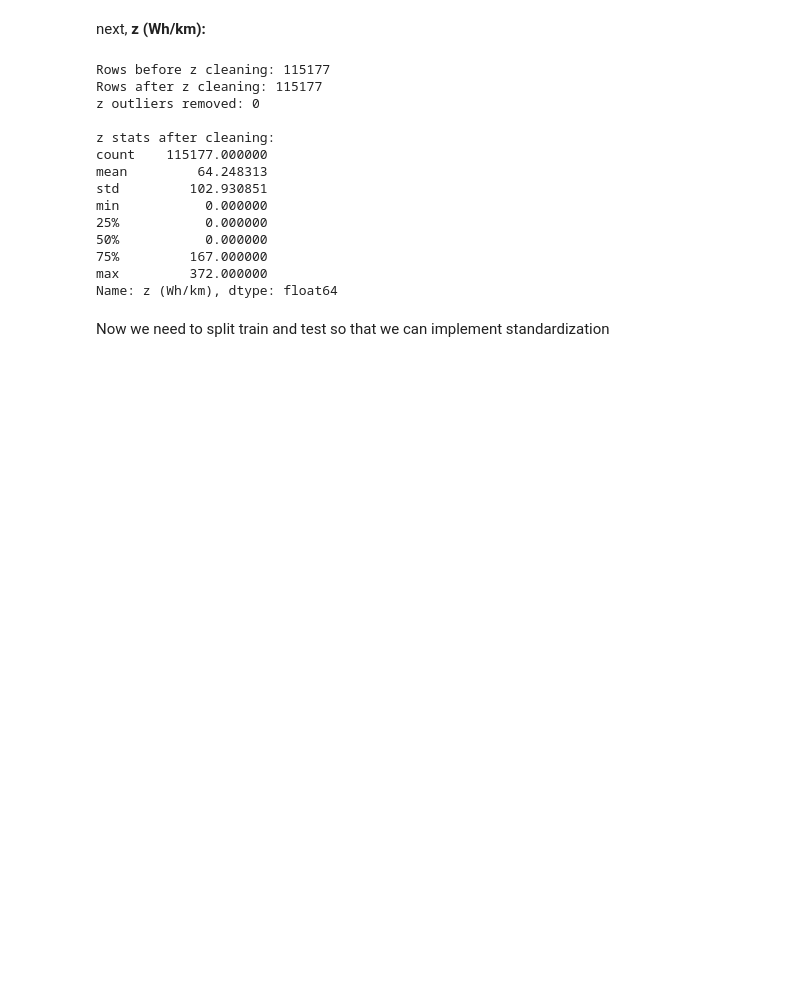
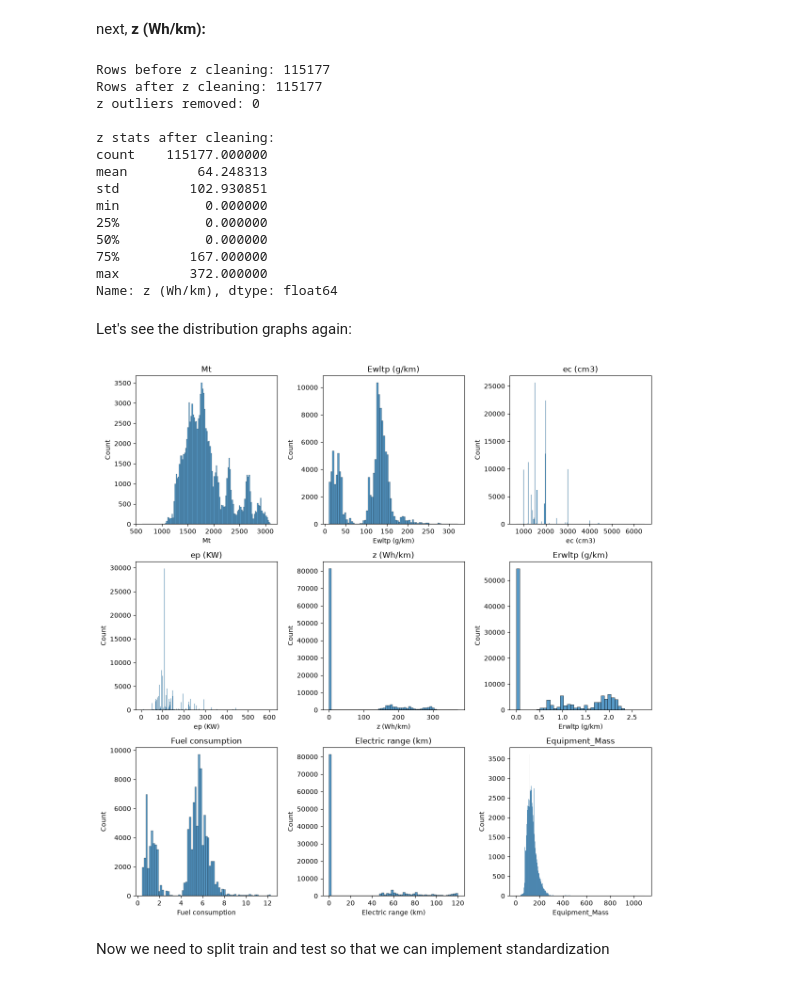
Before and after one commit to serhatgemici/project_data_exploration, a Jupyter notebook: Notebooks/Untitled.ipynb, the cells around one changed output. Drawn from its saved outputs; the diff is of its cells as text; code cells hidden in the pictures; blank space fills up the shorter version.

```diff
--- a/Notebooks/Untitled.ipynb
+++ b/Notebooks/Untitled.ipynb
@@ -21,20 +21,22 @@ display(df_2024.head())
 # %% [markdown]
 # Let's see the distributions of the numeric columns:
 # %%
-num_cols = [
-    "Mt", "Ewltp (g/km)", "ec (cm3)", "ep (KW)", "z (Wh/km)", "Erwltp (g/km)",
-    "Fuel consumption", "Electric range (km)", "Equipment_Mass"]
-# let's omit "r" for now.
+def dist_graphs():
+    num_cols = [
+        "Mt", "Ewltp (g/km)", "ec (cm3)", "ep (KW)", "z (Wh/km)", "Erwltp (g/km)",
+        "Fuel consumption", "Electric range (km)", "Equipment_Mass"]
+    # let's omit "r" for now.
 
-fig = plt.figure(figsize = (12, 12))
+    fig = plt.figure(figsize = (12, 12))
 
-for idx, col in enumerate(num_cols, start=1):
-    ax = fig.add_subplot(3, 3, idx)  # 3x3 grid, idx. cell
-    sns.histplot(x=df_2024[col], ax=ax)
-    ax.set_title(col)
+    for idx, col in enumerate(num_cols, start=1):
+        ax = fig.add_subplot(3, 3, idx)  # 3x3 grid, idx. cell
+        sns.histplot(x=df_2024[col], ax=ax)
+        ax.set_title(col)
 
-plt.tight_layout()
-plt.show()
+    plt.tight_layout()
+    plt.show()
+dist_graphs()
 # %% [output]
 [figure]
 # %% [markdown]
@@ -359,5 +361,11 @@ min           0.000000
 75%         167.000000
 max         372.000000
 Name: z (Wh/km), dtype: float64
+# %% [markdown]
+Let's see the distribution graphs again:
+# %%
+dist_graphs()
+# %% [output]
+[figure, added]
 # %% [markdown]
 Now we need to split train and test so that we can implement standardization
```
